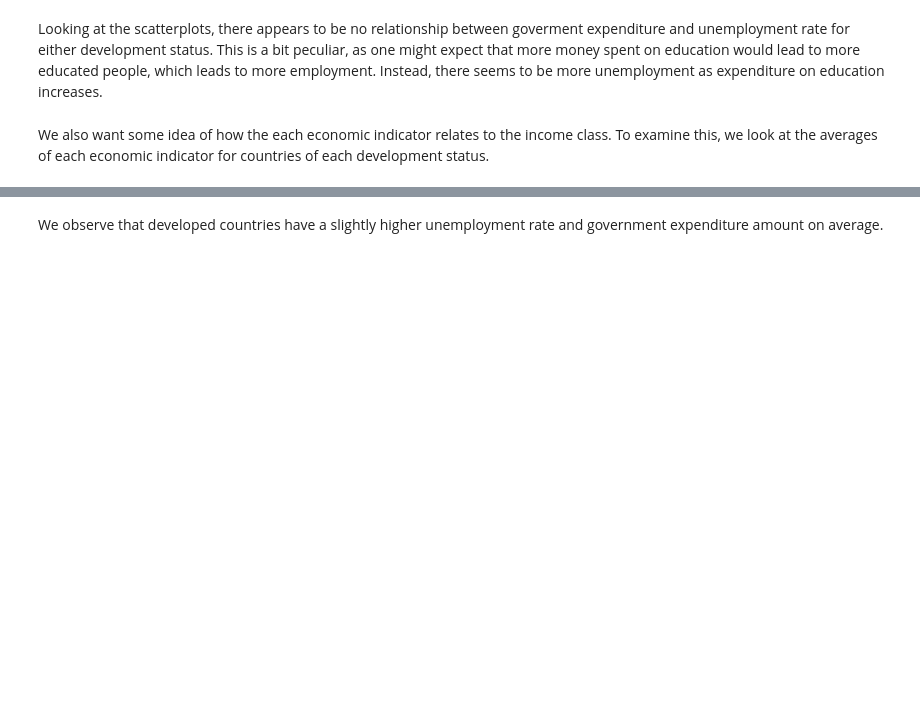
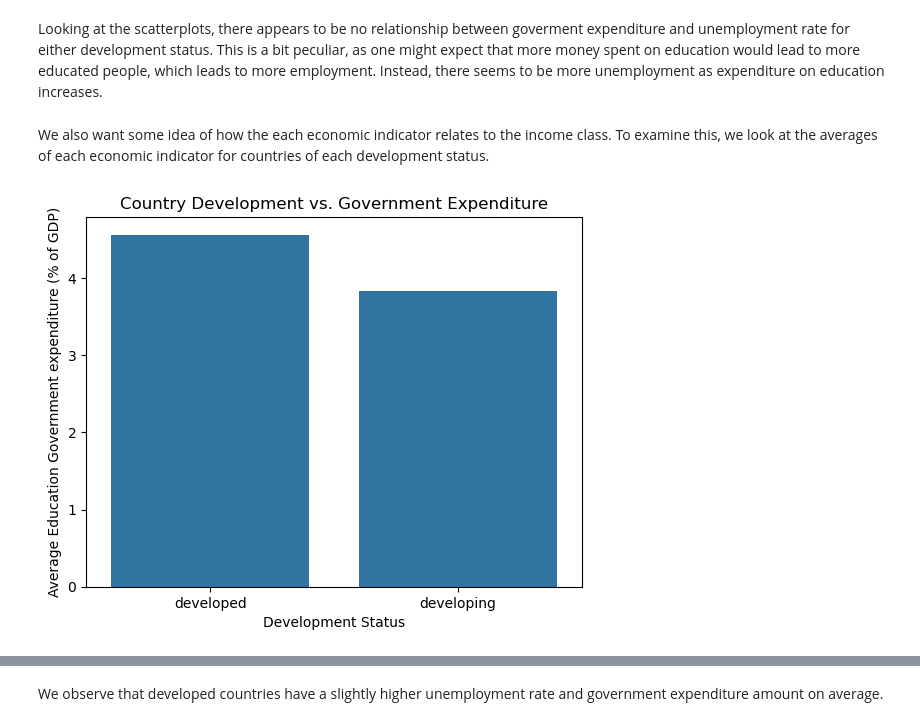
Before and after one commit to Matty67889/info-2950-project, a Jupyter notebook: phase4_new.ipynb, the cells around one changed output, grey strips where cells are left out. Cells and saved outputs as stored; diff of their text form; code cells hidden in the pictures; blank space fills up the shorter version.

```diff
--- a/phase4_new.ipynb
+++ b/phase4_new.ipynb
@@ -256,15 +288,20 @@ We also want some idea of how the each economic indicator relates to the income
 bar_groups = ['developed', 'developing']
 economic_indicator_avgs = development_grouped.mean(numeric_only=True)
 # %%
-# Bar chart formation source: https://matplotlib.org/stable/gallery/lines_bars_and_markers/barchart.html#sphx-glr-gallery-lines-bars-and-markers-barchart-py
+''' Bar chart formation source: https://matplotlib.org/stable
+/gallery/lines_bars_and_markers/barchart.html#sphx-glr-gallery-
+lines-bars-and-markers-barchart-py'''
+
 plot = sns.barplot(data=economic_indicator_avgs,
             x='is_developed',
             y='Education_expenditure')
 plt.title("Country Development vs. Government Expenditure")
 plt.xlabel("Development Status")
 plt.ylabel("Average Education Government expenditure (% of GDP)")
 plot.set_xticks(np.arange(len(bar_groups)), bar_groups)
 plt.show()
+# %% [output]
+[figure, added]
 # %%
 plot = sns.barplot(data=economic_indicator_avgs,
             x='is_developed',
```
Also changed, not shown: parts of 19 cells of this notebook.
